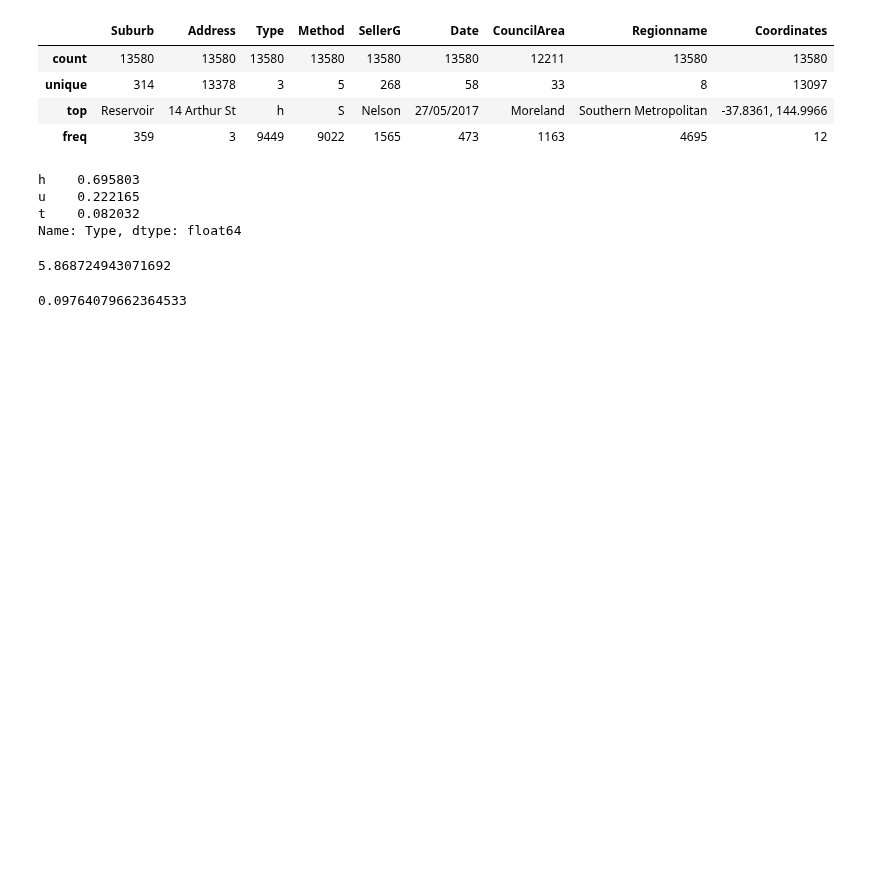
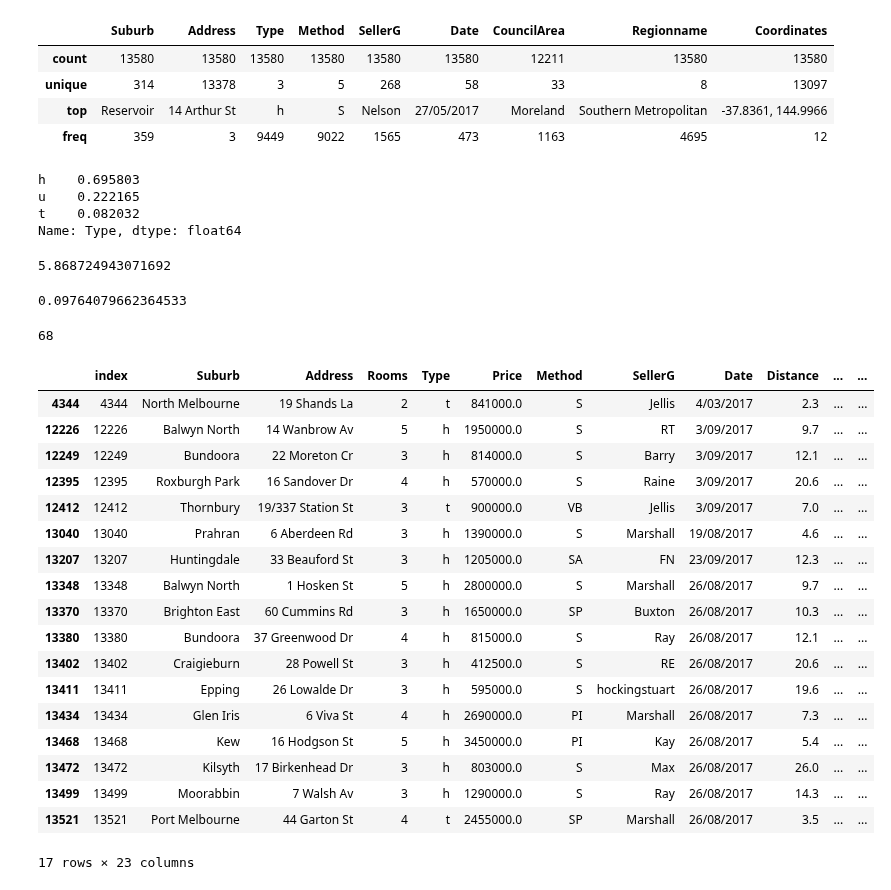
Before and after one commit to AlexandrMenshikov/DataScience_New, a Jupyter notebook: data/Panda2.ipynb, the cells around one changed output. Saved outputs shown, nothing was run; the diff lists cells and outputs as text; code cells hidden in the pictures; blank space fills up the shorter version.

```diff
--- a/data/Panda2.ipynb
+++ b/data/Panda2.ipynb
@@ -71,3 +71,32 @@ print(abs(landsize_median - landsize_mean)/landsize_mean)
 # 0.21205713983546193
 # %% [output]
 0.09764079662364533
+# %%
+#маска для фильтрации
+melb_data[melb_data['Price'] > 2000000]
+
+melb_data[((melb_data['Rooms'] == 3) | (melb_data['BuildingArea'] > 100)) & (melb_data['Price'] < 300000)].shape[0]
+# %% [output]
+68
+# %%
+melb_data[(melb_data['BuildingArea'] == 0) & (melb_data['Price']>85000)]
+# %% [output]
+|  | index | Suburb | Address | Rooms | Type | Price | Method | SellerG | Date | Distance | ... | ... |
+| 4344 | 4344 | North Melbourne | 19 Shands La | 2 | t | 841000.0 | S | Jellis | 4/03/2017 | 2.3 | ... | ... |
+| 12226 | 12226 | Balwyn North | 14 Wanbrow Av | 5 | h | 1950000.0 | S | RT | 3/09/2017 | 9.7 | ... | ... |
+| 12249 | 12249 | Bundoora | 22 Moreton Cr | 3 | h | 814000.0 | S | Barry | 3/09/2017 | 12.1 | ... | ... |
+| 12395 | 12395 | Roxburgh Park | 16 Sandover Dr | 4 | h | 570000.0 | S | Raine | 3/09/2017 | 20.6 | ... | ... |
+| 12412 | 12412 | Thornbury | 19/337 Station St | 3 | t | 900000.0 | VB | Jellis | 3/09/2017 | 7.0 | ... | ... |
+| 13040 | 13040 | Prahran | 6 Aberdeen Rd | 3 | h | 1390000.0 | S | Marshall | 19/08/2017 | 4.6 | ... | ... |
+| 13207 | 13207 | Huntingdale | 33 Beauford St | 3 | h | 1205000.0 | SA | FN | 23/09/2017 | 12.3 | ... | ... |
+| 13348 | 13348 | Balwyn North | 1 Hosken St | 5 | h | 2800000.0 | S | Marshall | 26/08/2017 | 9.7 | ... | ... |
+| 13370 | 13370 | Brighton East | 60 Cummins Rd | 3 | h | 1650000.0 | SP | Buxton | 26/08/2017 | 10.3 | ... | ... |
+| 13380 | 13380 | Bundoora | 37 Greenwood Dr | 4 | h | 815000.0 | S | Ray | 26/08/2017 | 12.1 | ... | ... |
+| 13402 | 13402 | Craigieburn | 28 Powell St | 3 | h | 412500.0 | S | RE | 26/08/2017 | 20.6 | ... | ... |
+| 13411 | 13411 | Epping | 26 Lowalde Dr | 3 | h | 595000.0 | S | hockingstuart | 26/08/2017 | 19.6 | ... | ... |
+| 13434 | 13434 | Glen Iris | 6 Viva St | 4 | h | 2690000.0 | PI | Marshall | 26/08/2017 | 7.3 | ... | ... |
+| 13468 | 13468 | Kew | 16 Hodgson St | 5 | h | 3450000.0 | PI | Kay | 26/08/2017 | 5.4 | ... | ... |
+| 13472 | 13472 | Kilsyth | 17 Birkenhead Dr | 3 | h | 803000.0 | S | Max | 26/08/2017 | 26.0 | ... | ... |
+| 13499 | 13499 | Moorabbin | 7 Walsh Av | 3 | h | 1290000.0 | S | Ray | 26/08/2017 | 14.3 | ... | ... |
+| 13521 | 13521 | Port Melbourne | 44 Garton St | 4 | t | 2455000.0 | SP | Marshall | 26/08/2017 | 3.5 | ... | ... |
+17 rows × 23 columns
```
Also changed, not shown: parts of 1 cell of this notebook, 2 other files.
